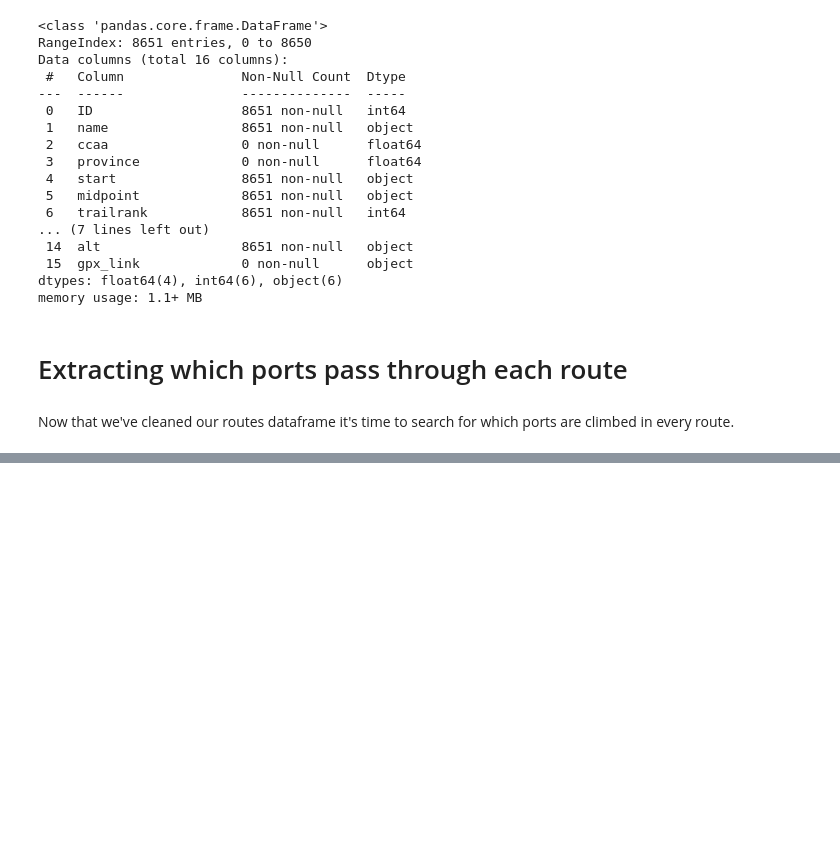
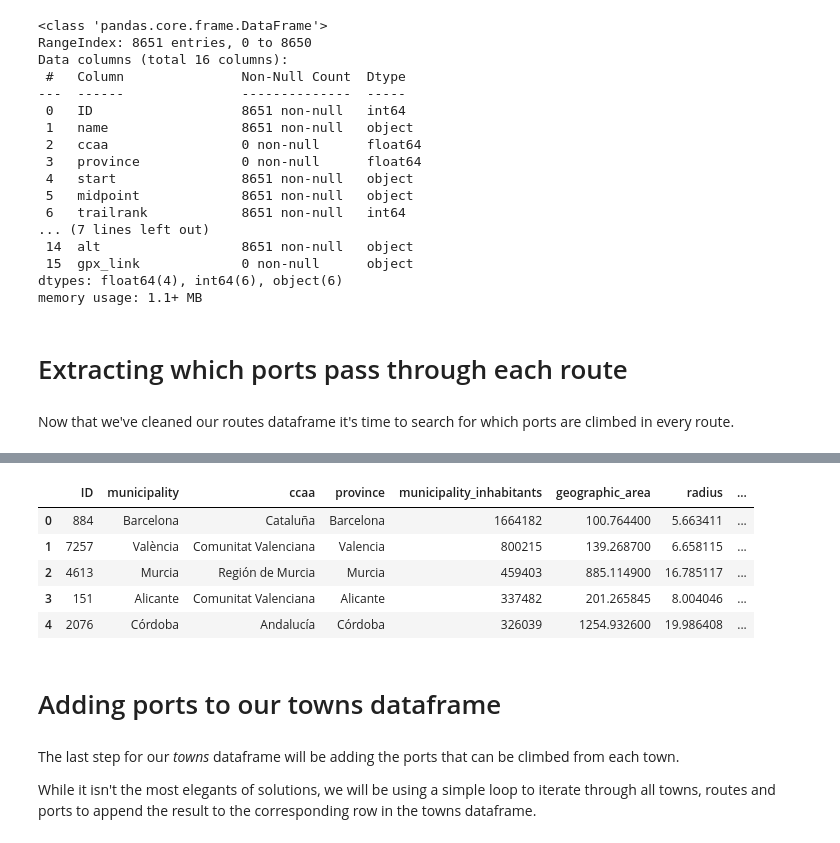
Before and after one commit to on2wheels-es/data, a Jupyter notebook: 10. Pipeline for new ports.ipynb, the cells around one changed output, grey strips where cells are left out. Drawn from its saved outputs; the diff is of its cells as text; code cells hidden in the pictures; blank space fills up the shorter version.

```diff
--- a/10. Pipeline for new ports.ipynb
+++ b/10. Pipeline for new ports.ipynb
@@ -193,0 +608,7 @@ routes.info()
+# %%
+map = folium.Map(location=[40.4167, -3.70325], zoom_start=6, tiles="OpenStreetMap") #Initiating our map.
+
+for i in range(len(towns)):
+    folium.Marker(eval(towns['coords'].iloc[i]), tooltip=towns['municipality'].iloc[i]).add_to(map)
+
+map #Displaying the map.
@@ -193,0 +617,29 @@ routes.info()
+# %%
+#Let's use a function from the notebook 4 that keeps the biggest town in a given radius.
+
+def spacer(municipalities, distance):
+    df = municipalities.copy() #Making a copy of our dataframe.
+
+    for i in range(len(df)): #Iterating through all towns.
+        try:
+            for n in range(len(df)): #Iterating through every permutation between towns to check their distance.
+                try:
+                        if hs.haversine(eval(df['coords'].iloc[i]), eval(df['coords'].iloc[n])) < distance:
+                            if df['municipality'].iloc[i] != df['municipality'].iloc[n]: #Checking for itself.
+                                df = df.drop([n]) #Dropping the smaller town.
+                                df = df.reset_index(drop=True) #Re-indexing.
+                except:
+                    pass
+        except:
+            pass
+
+    map = folium.Map(location=[40.4167, -3.70325], zoom_start=6, tiles="OpenStreetMap") #Initiating our map.
+
+    for i in range(len(df)):
+        folium.Marker(eval(df['coords'].iloc[i]), tooltip=df['municipality'].iloc[i]).add_to(map) #Adding each town.
+
+    return df
+# %%
+#Applying the function.
+
+spaced_towns = spacer(towns, 15)
@@ -193,0 +677,19 @@ routes.info()
+# %%
+#Re-assigning name.
+
+towns = spaced_towns
+# %%
+towns.head()
+# %% [output]
+|  | ID | municipality | ccaa | province | municipality_inhabitants | geographic_area | radius | ... |
+| 0 | 884 | Barcelona | Cataluña | Barcelona | 1664182 | 100.764400 | 5.663411 | ... |
+| 1 | 7257 | València | Comunitat Valenciana | Valencia | 800215 | 139.268700 | 6.658115 | ... |
+| 2 | 4613 | Murcia | Región de Murcia | Murcia | 459403 | 885.114900 | 16.785117 | ... |
+| 3 | 151 | Alicante | Comunitat Valenciana | Alicante | 337482 | 201.265845 | 8.004046 | ... |
+| 4 | 2076 | Córdoba | Andalucía | Córdoba | 326039 | 1254.932600 | 19.986408 | ... |
+# %% [markdown]
+# Adding ports to our towns dataframe
+# %% [markdown]
+The last step for our *towns* dataframe will be adding the ports that can be climbed from each town.<br>
+
+While it isn't the most elegants of solutions, we will be using a simple loop to iterate through all towns, routes and ports to append the result to the corresponding row in the towns dataframe.
```
Also changed, not shown: parts of 60 cells of this notebook, 4 other files.
